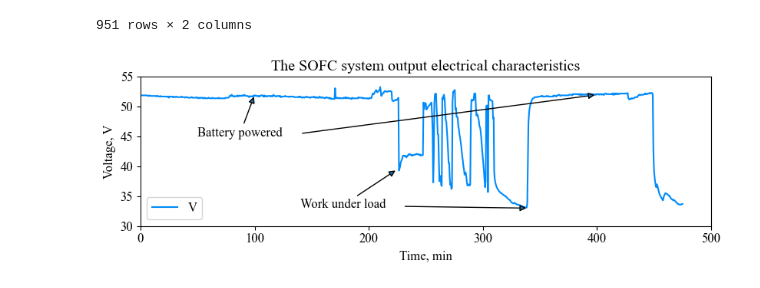
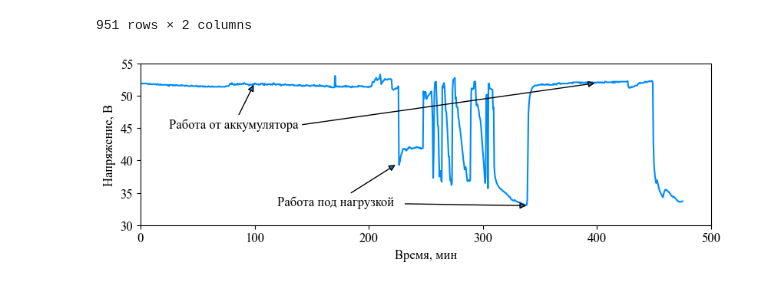
Before and after one commit to caapel/SOFC, a Jupyter notebook: graph.ipynb, the cells around one changed output. Drawn from its saved outputs; the diff is of its cells as text; code cells hidden in the pictures.

Commit message:
Figures rus translate

```diff
--- a/graph.ipynb
+++ b/graph.ipynb
@@ -43,38 +43,38 @@ None
 # %%
 # plot search of the optimal parameter n_components of PCA
 plt.figure(figsize=(16, 3))
 plt.subplot(1, 2, 2)
 
 plt.plot(df_voltage.Time, df_voltage.Voltage, '#008bfb') # , label='voltage')
-plt.xlabel('Time, min')
+plt.xlabel('Время, мин')
 plt.xlim(0, 500)
-plt.ylabel('Voltage, V')
+plt.ylabel('Напряжение, В')
 plt.ylim(30, 55)
-plt.legend('Voltage')
-plt.title('The SOFC system output electrical characteristics')
+#plt.legend('Напряжение')
+#plt.title('Выходная электрическая характеристика ТОТЭ')
 
-plt.annotate('Work under load', xy=(225, 39.5),
-             xycoords='data', xytext=(140, 33),
+plt.annotate('Работа под нагрузкой', xy=(225, 39.5),
+             xycoords='data', xytext=(120, 33),
              textcoords='data', fontsize=12,
              arrowprops=dict(arrowstyle='-|>'))
 
 plt.annotate('', xy=(340, 33),
              xycoords='data', xytext=(230, 33.3),
              textcoords='data', fontsize=12,
              arrowprops=dict(arrowstyle='-|>'))
 
-plt.annotate('Battery powered', xy=(100, 52),
-             xycoords='data', xytext=(50, 45),
+plt.annotate('Работа от аккумулятора', xy=(100, 52),
+             xycoords='data', xytext=(25, 45),
              textcoords='data', fontsize=12,
              arrowprops=dict(arrowstyle='-|>'))
 
 plt.annotate('', xy=(400, 52),
              xycoords='data', xytext=(140, 45.5),
              textcoords='data', fontsize=12,
              arrowprops=dict(arrowstyle='-|>'))
 
 plt.tight_layout()
 plt.savefig('pictures/The SOFC system output electrical characteristics.png', dpi = 300, transparent = True)
 plt.show()
 # %% [output]
-[figure, old version]
+[figure, new version]
```
Also changed, not shown: 4 other files.
